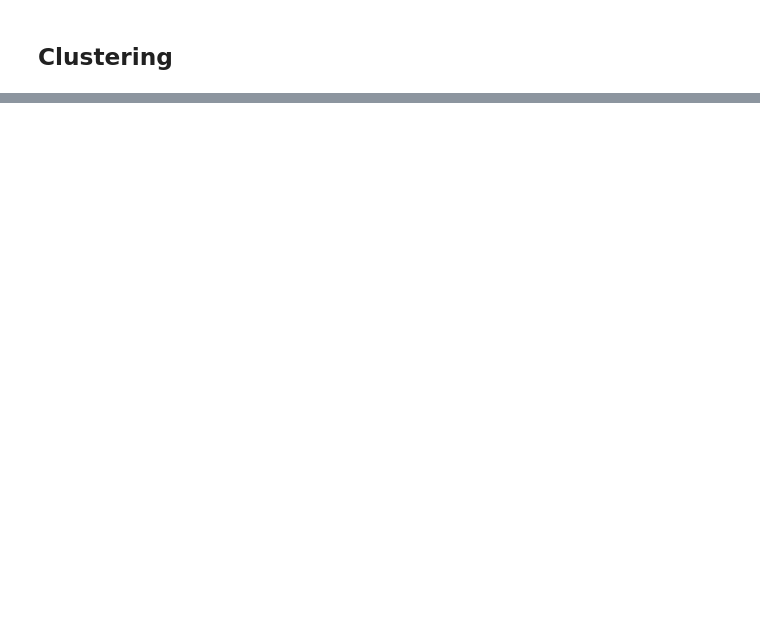
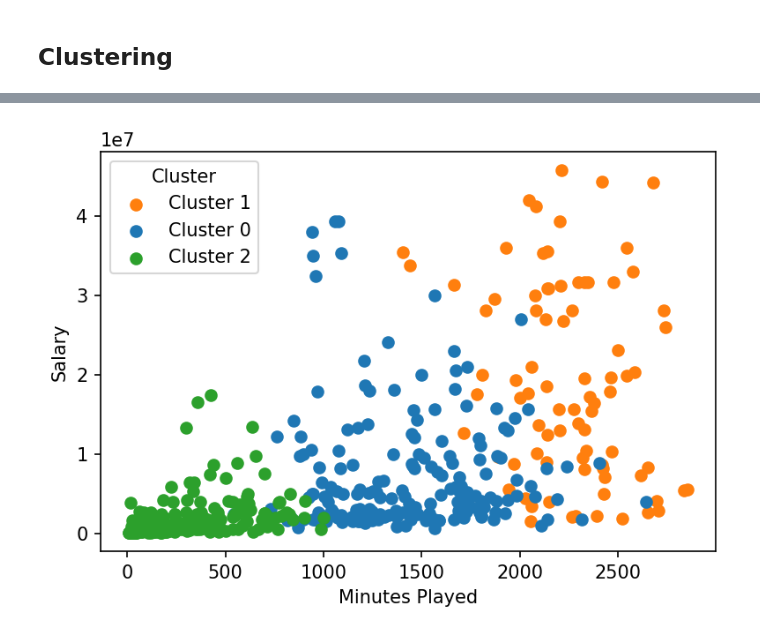
Before and after one commit to zuyouchen/is-327-proj, a Jupyter notebook: notebooks/ml.ipynb, the cells around one changed output, grey strips where cells are left out. Cells and saved outputs as stored; diff of their text form; code cells hidden in the pictures; blank space fills up the shorter version.

```diff
--- a/notebooks/ml.ipynb
+++ b/notebooks/ml.ipynb
@@ -195,0 +262,21 @@ Model Estimated Salary for Lavine:  $22,722,603.13
+# %%
+import matplotlib.pyplot as plt
+
+# plt.figure(dpi=150)
+# plt.scatter(df['Minutes Played'], df['salary'], c=df.cluster, cmap='viridis')
+# plt.xlabel('Minutes Played')
+# plt.ylabel('Salary')
+# cbar = plt.colorbar()
+# cbar.set_label('Cluster')
+
+fig, ax = plt.subplots(dpi=150)
+for cluster in df['cluster'].unique():
+    sub_df = df[df['cluster'] == cluster]
+    ax.scatter(sub_df['Minutes Played'], sub_df['salary'], label=f'Cluster {cluster}', c=f'C{cluster}')
+
+ax.set_xlabel('Minutes Played')
+ax.set_ylabel('Salary')
+ax.legend(title='Cluster')
+plt.savefig('../visualizations/clustering-scatter1.png', dpi=300)
+# %% [output]
+[figure, added]
```
Also changed, not shown: parts of 10 cells of this notebook, 4 other files.
